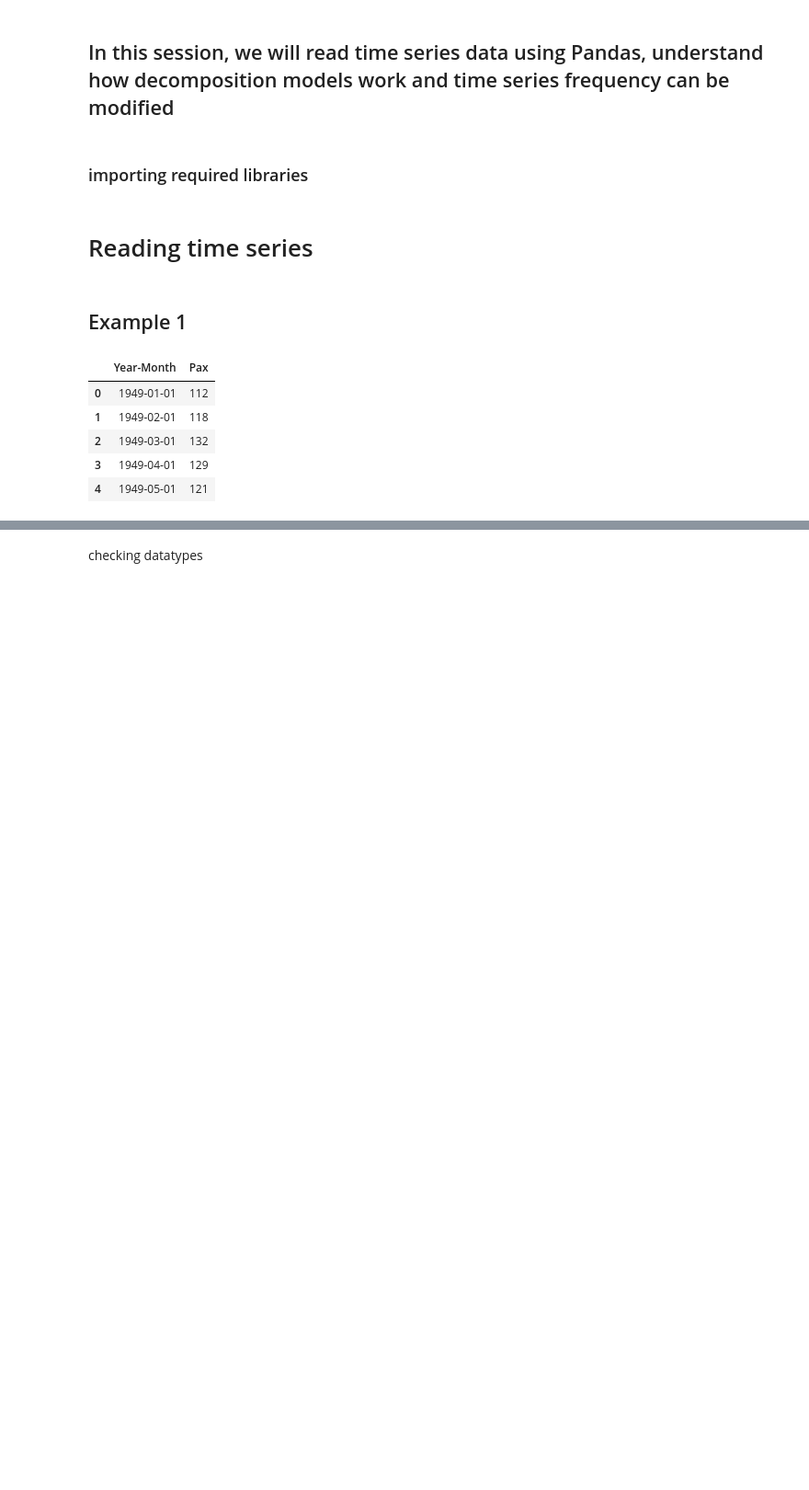
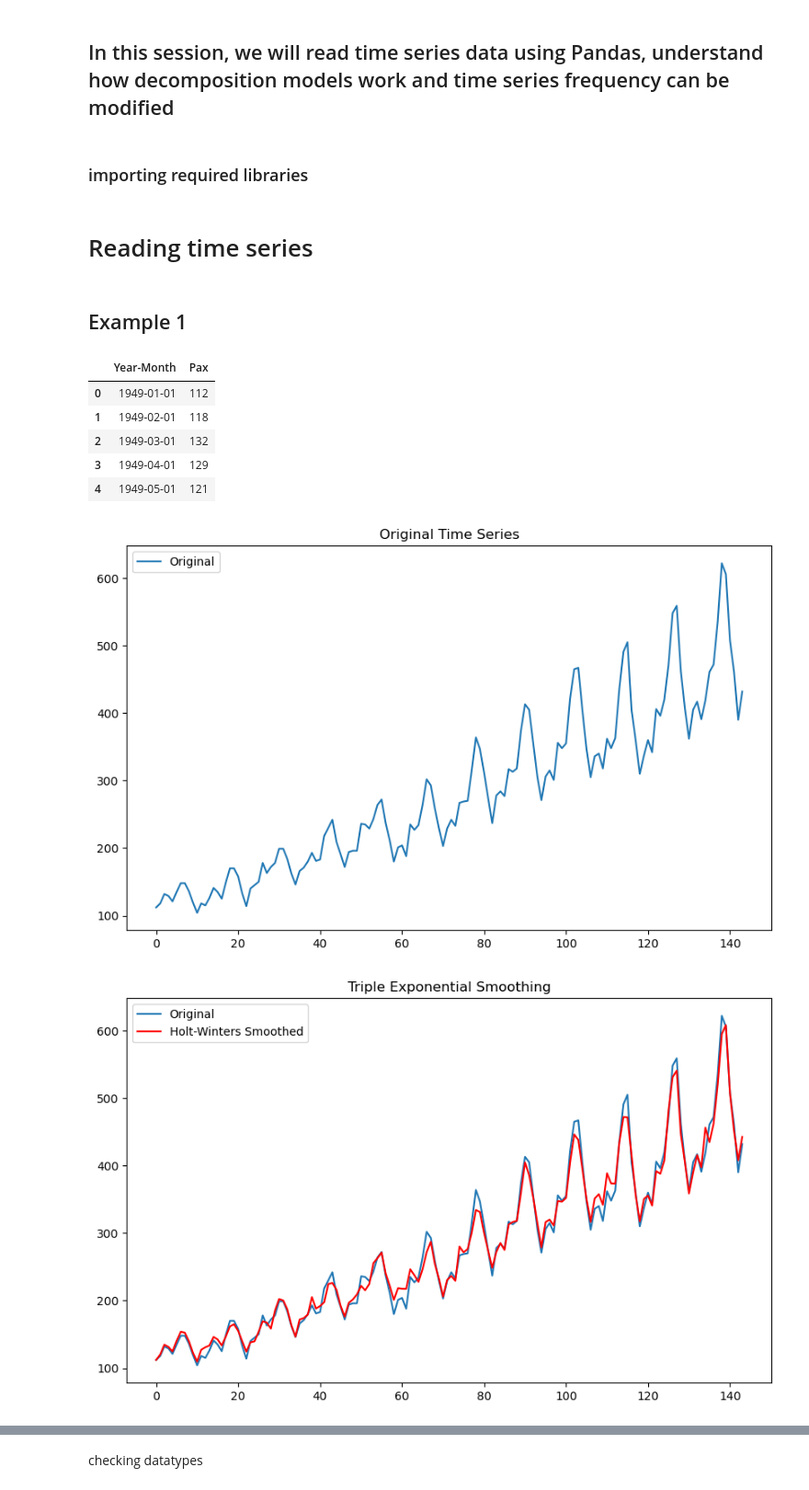
Before and after one commit to j33tu/mtech, a Jupyter notebook: ClassLectures/Sem2/TSF/G2-class1.ipynb, the cells around one changed output, grey strips where cells are left out. Shown: that part at 92% size. Cells and saved outputs as stored; diff of their text form; code cells hidden in the pictures; blank space fills up the shorter version.

```diff
--- a/ClassLectures/Sem2/TSF/G2-class1.ipynb
+++ b/ClassLectures/Sem2/TSF/G2-class1.ipynb
@@ -24,3 +24,45 @@ df1.head()
 | 2 | 1949-03-01 | 132 |
 | 3 | 1949-04-01 | 129 |
 | 4 | 1949-05-01 | 121 |
+# %%
+import pandas as pd
+import matplotlib.pyplot as plt
+from statsmodels.tsa.holtwinters import ExponentialSmoothing
+
+# Load your time series data
+data = pd.read_csv('AirPassenger.csv',parse_dates=['Year-Month'])
+y = data['Pax']  # replace 'value_column' with your column name
+
+# Plot the original time series
+plt.figure(figsize=(10, 6))
+plt.plot(y, label='Original')
+plt.title('Original Time Series')
+plt.legend()
+plt.show()
+
+# Apply Triple Exponential Smoothing (Holt-Winters)
+model = ExponentialSmoothing(y, trend='add', seasonal='add', seasonal_periods=12).fit()
+y_hat = model.fittedvalues
+
+# Plot the original and smoothed series
+plt.figure(figsize=(10, 6))
+plt.plot(y, label='Original')
+plt.plot(y_hat, label='Holt-Winters Smoothed', color='red')
+plt.title('Triple Exponential Smoothing')
+plt.legend()
+plt.show()
+
+# Forecasting the next steps
+forecast = model.forecast(steps=12)
+
+# Plot the forecast
+plt.figure(figsize=(10, 6))
+plt.plot(y, label='Original')
+plt.plot(y_hat, label='Holt-Winters Smoothed', color='red')
+plt.plot(forecast, label='Forecast', color='green')
+plt.title('Triple Exponential Smoothing and Forecast')
+plt.legend()
+plt.show()
+# %% [output]
+[figure, added]
+[figure, added]
```
Also changed, not shown: parts of 74 cells of this notebook, 43 other files.
